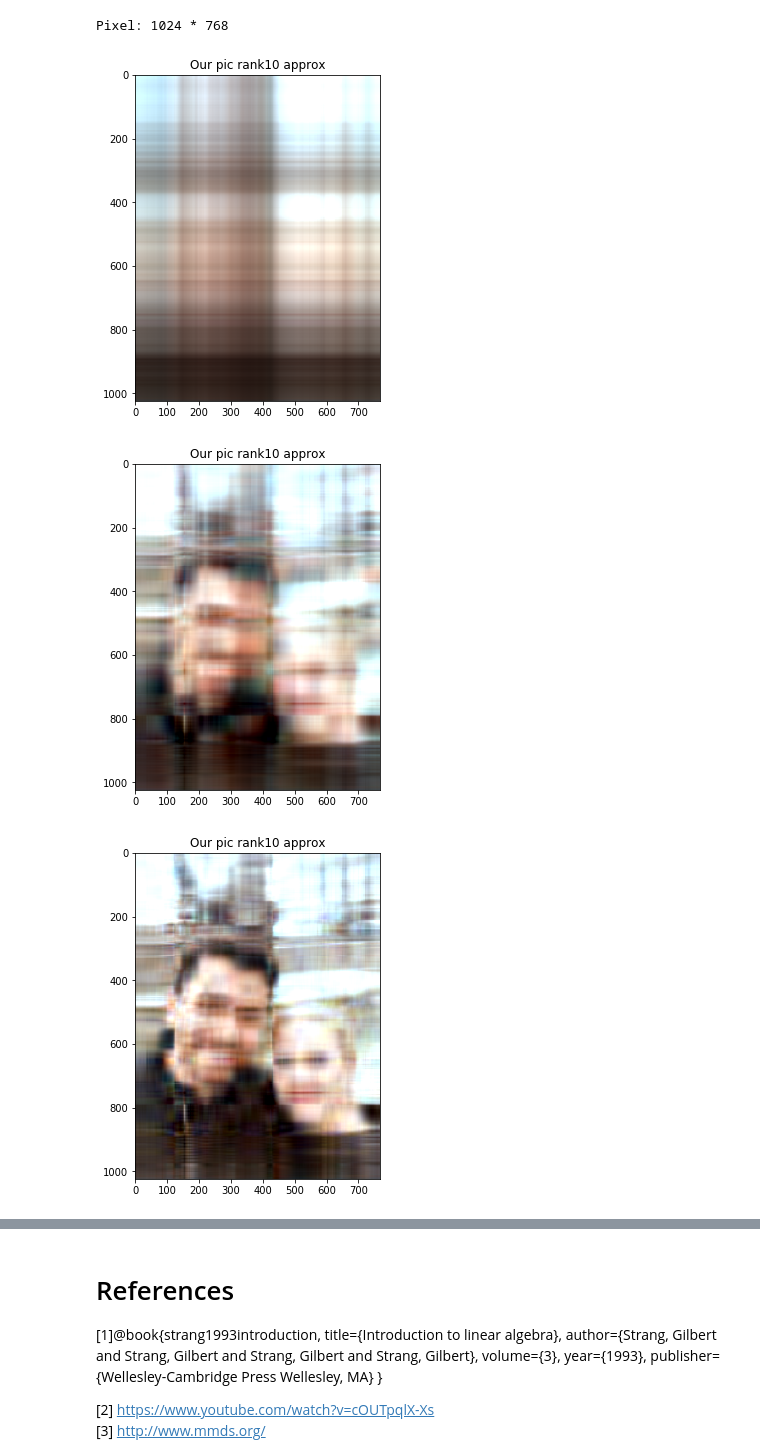
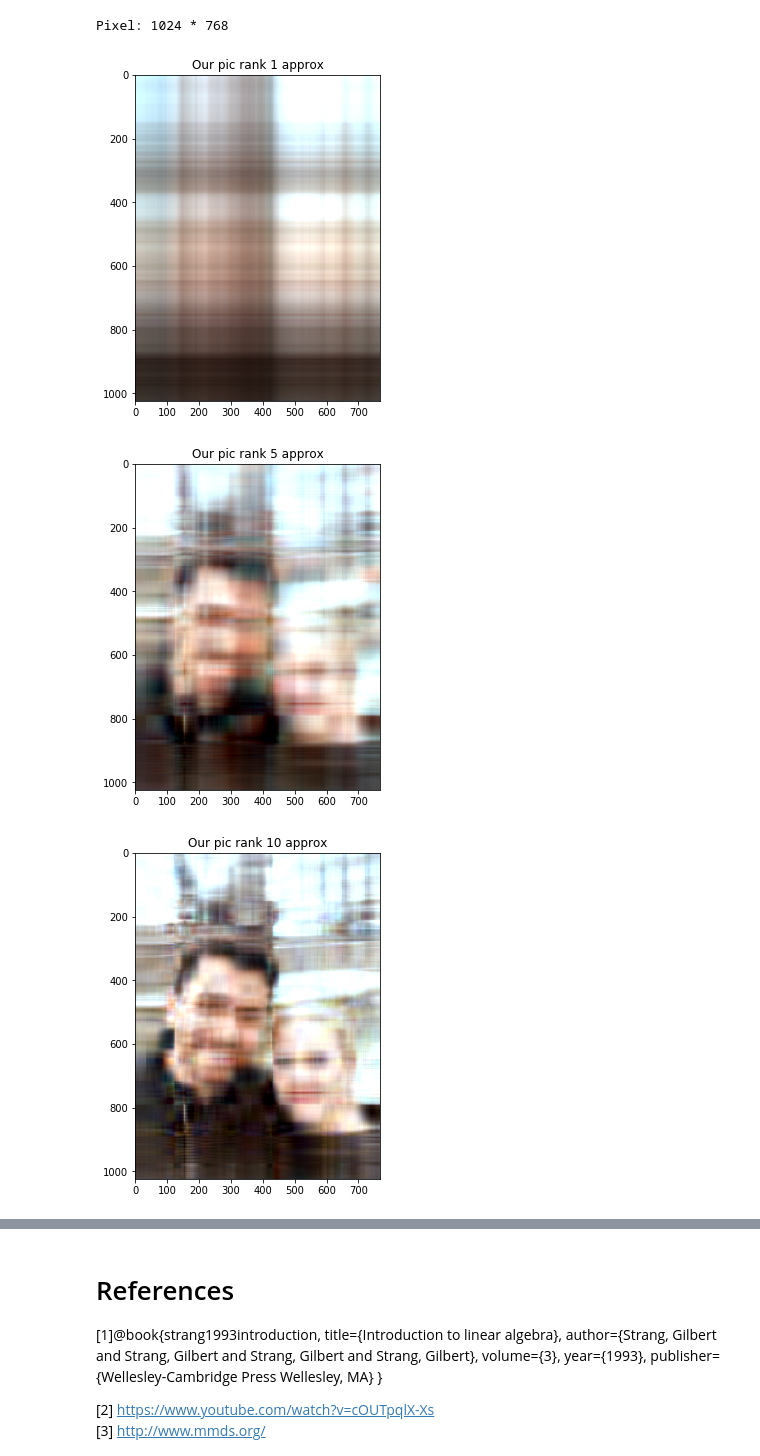
Before and after one commit to Demirrr/Fundamentals, a Jupyter notebook: SVD/Understanding SVD.ipynb, the cells around one changed output, grey strips where cells are left out. Cells and saved outputs as stored; diff of their text form; code cells hidden in the pictures.

```diff
--- a/SVD/Understanding SVD.ipynb
+++ b/SVD/Understanding SVD.ipynb
@@ -257,35 +256,35 @@ for rank in [1,5,10,15]:
     U_r_k = U_r[ :,0 : rank]
     V_r_k = V_r[ 0 :rank,:]
     U_g_k = U_g[:,0:rank]
     V_g_k = V_g[0:rank,:]
     U_b_k = U_b[:,0:rank]
     V_b_k = V_b[0:rank,:]
 
     d_r_k = d_r[0:rank]
     d_g_k = d_r[0:rank]
     d_b_k = d_r[0:rank]
     compredssed_bytes = sum(matrix.nbytes for matrix in[U_r_k,d_r_k,V_r_k,U_g_k,d_g_k,V_g_k,U_b_k,d_b_k,V_b_k])
 
     im_red_approx = np.dot(U_r_k,np.dot(np.diag(d_r_k),V_r_k))
     im_green_approx = np.dot(U_g_k,np.dot(np.diag(d_g_k),V_g_k))
     im_blue_approx = np.dot(U_b_k,np.dot(np.diag(d_b_k),V_b_k))
 
     im_reconstructed = np.zeros((row,col,3))
 
     im_reconstructed[:,:,0]=im_red_approx
     im_reconstructed[:,:,1]=im_green_approx
     im_reconstructed[:,:,2]=im_blue_approx
 
     im_reconstructed[im_reconstructed < 0 ] = 0
     im_reconstructed[im_reconstructed > 1] = 1
 
     fig = plt.figure(figsize=(9,6))
     a = fig.add_subplot(1,1,1)
     imgplot = plt.imshow(im_reconstructed)
-    a.set_title("Our pic rank{0} approx".format(k))
+    a.set_title("Our pic rank {0} approx".format(rank))
     plt.show()
 # %% [output]
-[figure, old version]
+[figure, new version]
 [figure]
 [figure]
 [figure]
```
Also changed, not shown: parts of 9 cells of this notebook.
